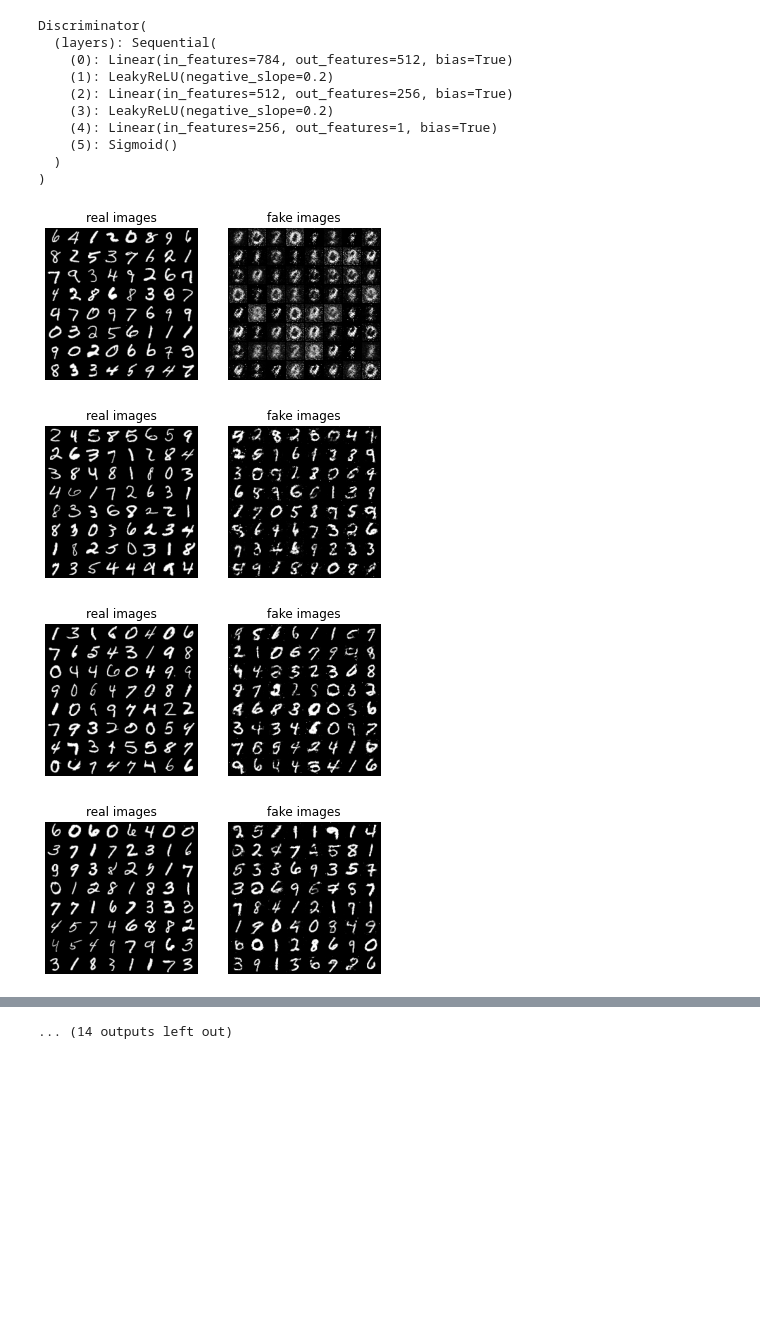
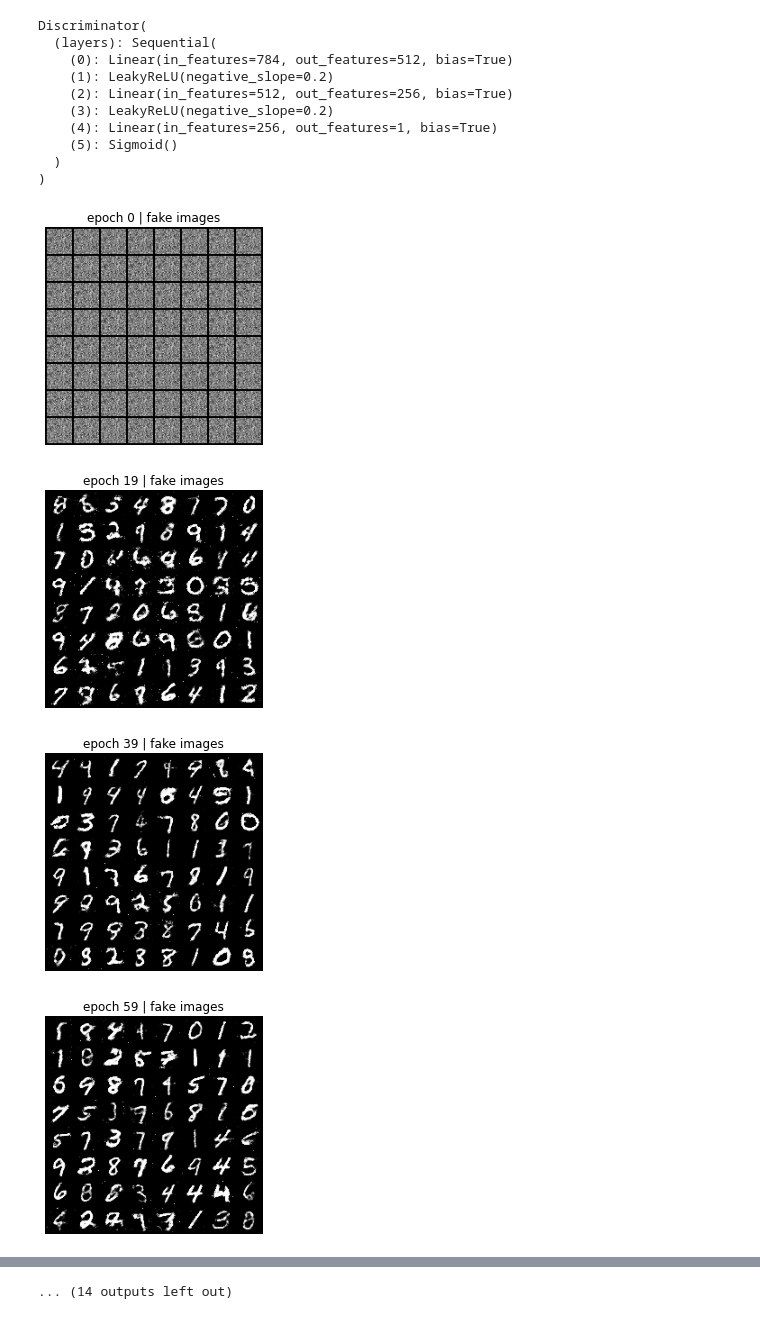
Before and after one commit to SnowCharmQ/2023-Spring-Deep-Learning-Assignment, a Jupyter notebook: Assignment3/part2.ipynb, the cells around one changed output, grey strips where cells are left out. Drawn from its saved outputs; the diff is of its cells as text; code cells hidden in the pictures; blank space fills up the shorter version.

```diff
--- a/Assignment3/part2.ipynb
+++ b/Assignment3/part2.ipynb
@@ -105,55 +108,63 @@ Discriminator(
     (5): Sigmoid()
   )
 )
+# %%
+def generate(generator, epoch):
+    if not os.path.exists('img'):
+        os.mkdir('img')
+    if not os.path.exists('checkpoints'):
+        os.mkdir('checkpoints')
+    generator.eval()
+    noise = torch.randn(64, latent_dim).to(device)
+    with torch.no_grad():
+        fake = generator(noise)
+    fake = fake.view(-1, 1, 28, 28)
+    img_grid_fake = make_grid(fake, normalize=True)
+    plt.imshow(np.transpose(img_grid_fake.cpu(), (1, 2, 0)))
+    plt.title(f'epoch {epoch} | fake images')
+    plt.axis('off')
+    plt.show()
 # %%
+errors_d = []
+errors_g = []
 for epoch in tqdm.tqdm(range(epochs)):
+    avg_error_d = 0
+    avg_error_g = 0
+    if epoch == 0 or (epoch + 1) % 20 == 0:
+        generate(generator, epoch)
     img = None
+    generator.train()
     for i, (img, _) in enumerate(dataloader):
         img = img.view(-1, 784).to(device)
         n_samples = img.shape[0]
         true_labels = torch.ones(n_samples).to(device)
         fake_labels = torch.zeros(n_samples).to(device)
         true_output = discriminator(img)
         error_d_real = criterion(true_output, true_labels)
         noise = torch.randn(n_samples, latent_dim).to(device)
         fake_img = generator(noise).detach()
         fake_output = discriminator(fake_img)
         error_d_fake = criterion(fake_output, fake_labels)
         error_d = error_d_real + error_d_fake
+        avg_error_d += error_d.item()
         optimizer_d.zero_grad()
         error_d.backward()
         optimizer_d.step()
         noise = torch.randn(n_samples, latent_dim).to(device)
         fake_img = generator(noise)
         fake_output = discriminator(fake_img)
         error_g = criterion(fake_output, true_labels)
+        avg_error_g += error_g.item()
         optimizer_g.zero_grad()
         error_g.backward()
         optimizer_g.step()
-
-    if not os.path.exists('img'):
-        os.mkdir('img')
-    if not os.path.exists('checkpoints'):
-        os.mkdir('checkpoints')
-    if epoch == 0 or (epoch + 1) % 20 == 0:
-        noise = torch.randn(img.size(0), latent_dim).to(device)
-        with torch.no_grad():
-            fake = generator(noise)
-        img, fake = img.view(-1, 1, 28, 28), fake.view(-1, 1, 28, 28)
-        img_grid_real = make_grid(img[:64], normalize=True)
-        img_grid_fake = make_grid(fake[:64], normalize=True)
-        plt.subplot(1,2,1)
-        plt.imshow(np.transpose(img_grid_real.cpu(), (1, 2, 0)))
-        plt.title('real images')
-        plt.axis('off')
-        plt.subplot(1,2,2)
-        plt.imshow(np.transpose(img_grid_fake.cpu(), (1, 2, 0)))
-        plt.title('fake images')
-        plt.axis('off')
-        plt.show()
+    avg_error_d /= len(dataloader)
+    avg_error_g /= len(dataloader)
+    errors_d.append(avg_error_d)
+    errors_g.append(avg_error_g)
 torch.save(generator.state_dict(), 'checkpoints/generator.pkl')
 # %% [output]
-[figure, old version]
+[figure, new version]
-[figure, old version]
+[figure, new version]
-[figure, old version]
+[figure, new version]
-[figure, old version]
+[figure, new version]
```
Also changed, not shown: parts of 5 cells of this notebook, 2 other files.
